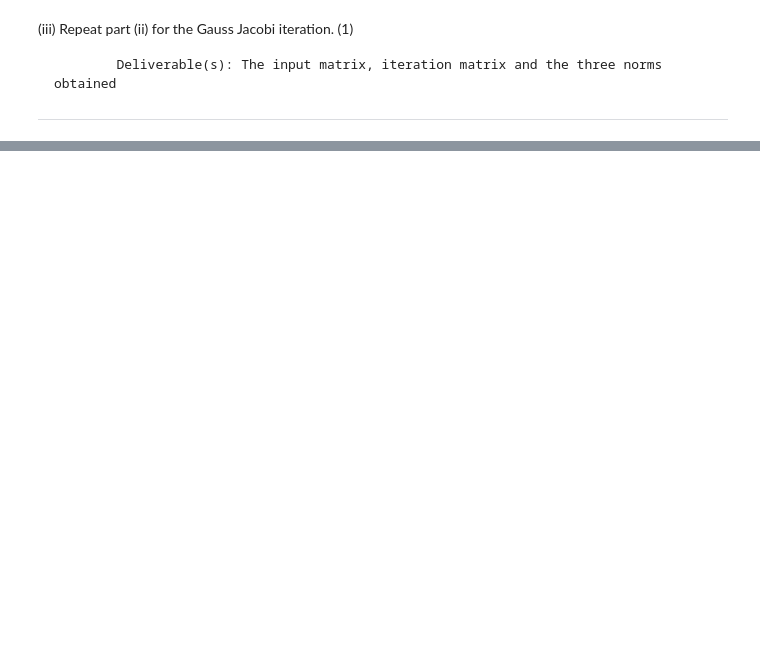
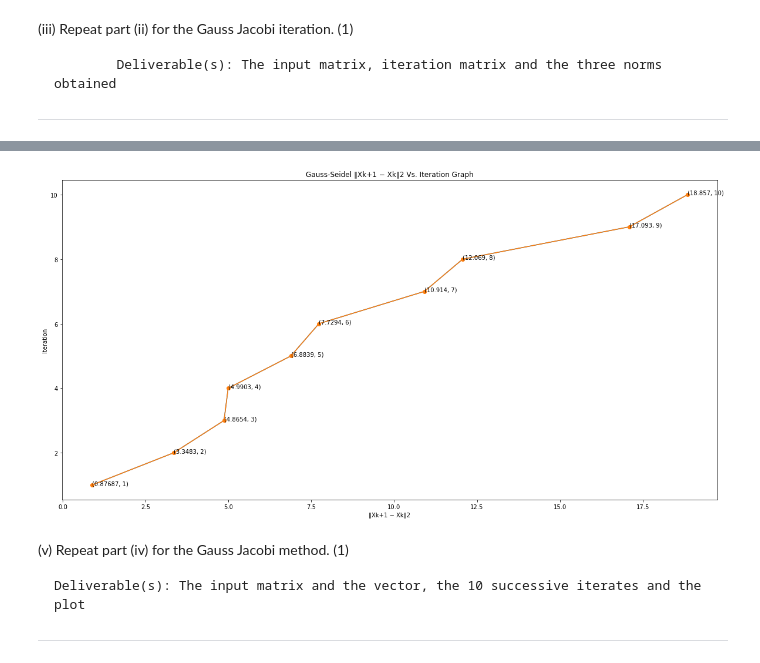
Before and after one commit to vipinindoria/mfds-assignments, a Jupyter notebook: assignment1/Assignment1.ipynb, the cells around one changed output, grey strips where cells are left out. Saved outputs shown, nothing was run; the diff lists cells and outputs as text; code cells hidden in the pictures; blank space fills up the shorter version.

```diff
--- a/assignment1/Assignment1.ipynb
+++ b/assignment1/Assignment1.ipynb
@@ -764,0 +1018,3 @@ print(gauss_jacobi_analysis(a, b, x, 0.00001))
+# %%
+for i in range(4):
+    print([tidy(elm, 5) for elm in itr_matrix[i]])
@@ -764,0 +1087,7 @@ print(gauss_jacobi_analysis(a, b, x, 0.00001))
+# %%
+# Test1
+x = [0, 0, 0, 0]
+a = [[2, -4, -4, 2], [1, 5, 2, 4], [-1, 2, 2, -2], [3, -2, 5, 4]]
+b = [1, -3, -2, 2]
+solution, norm1, norminfi, normfrob, normalized_errors, converged, itr_val = gauss_seidel_analysis_with_itr_limit(a, b, x, 0, 10)
+print(f"Solution: {solution}\nNorm 1: {norm1}\nNorm Infinity: {norminfi}\nNorm Frobenius: {normfrob}\nerror_l2_norm: {normalized_errors}\nHas Converged: {converged}\nItr Values: {itr_val}\n")
@@ -764,0 +1102,18 @@ print(gauss_jacobi_analysis(a, b, x, 0.00001))
+# %%
+import math
+condition = True
+count = 1
+while condition:
+    print(count, end="\r")
+    count = count + 1
+    n = 4
+    x = [0 for i in range(n)]
+    #a = [[tidy(random.uniform(-5.0000, 9.9999), 5) for i in range(n)] for j in range(n)]
+    #b = [tidy(random.uniform(0.10000, 5.0000), 5) for j in range(n)]
+    a = [[random.randint(-5, 5) for i in range(n)] for j in range(n)]
+    b = [random.randint(-5, 5) for j in range(n)]
+    solution, norm1, norminfi, normfrob, normalized_errors, converged, itr_val = gauss_seidel_analysis_with_itr_limit(a, b, x, 0, 10)
+    #print(f"Input Matrix a: {a}\nInput Vector b: {b}\nSolution: {solution}\nNorm 1: {norm1}\nNorm Infinity: {norminfi}\nNorm Frobenius: {normfrob}\nIteration Matrix: {itr_matrix}\n")
+    if all([False if math.isnan(elm) else True for elm in solution]):
+        condition = False
+print(f"A: {a}\nb: {b}\nSolution: {solution}\nNorm 1: {norm1}\nNorm Infinity: {norminfi}\nNorm Frobenius: {normfrob}\nerror_l2_norm: {normalized_errors}\nHas Converged: {converged}\nItr Values: {itr_val}\n")
@@ -764,0 +1144,5 @@ print(gauss_jacobi_analysis(a, b, x, 0.00001))
+# %%
+error_l2_norm_ = [tidy(i, 5) for i in normalized_errors]
+itr = [i for i in range(1,11)]
+el2norm_dict = {'iteration': itr, '∥Xk+1 − Xk∥2': error_l2_norm_}
+el2norm_df = pd.DataFrame(el2norm_dict)
@@ -764,0 +1163,19 @@ print(gauss_jacobi_analysis(a, b, x, 0.00001))
+# %%
+a4_dims = (20, 10)
+fig, ax = plt.subplots(figsize=a4_dims)
+
+fig1 = sns.lineplot(data=el2norm_df, y="iteration", x="∥Xk+1 − Xk∥2", markers=True)
+for i in range(len(itr)):
+    ax.text(error_l2_norm_[i], itr[i], f"{error_l2_norm_[i], itr[i]}")
+plt.plot(error_l2_norm_, itr, "-o")
+fig1.set(ylabel='Iteration', xlabel='∥Xk+1 − Xk∥2')
+plt.title("Gauss-Seidel ∥Xk+1 − Xk∥2 Vs. Iteration Graph")
+plt.savefig("gs_plot.png", dpi=300, transparent=True)
+# %% [output]
+[figure, added]
+# %% [markdown]
+(v) Repeat part (iv) for the Gauss Jacobi method. (1)
+
+    Deliverable(s): The input matrix and the vector, the 10 successive iterates and the plot
+
+-----------------------------------------------------------------------------------------------------------------------
```
Also changed, not shown: parts of 67 cells of this notebook.
